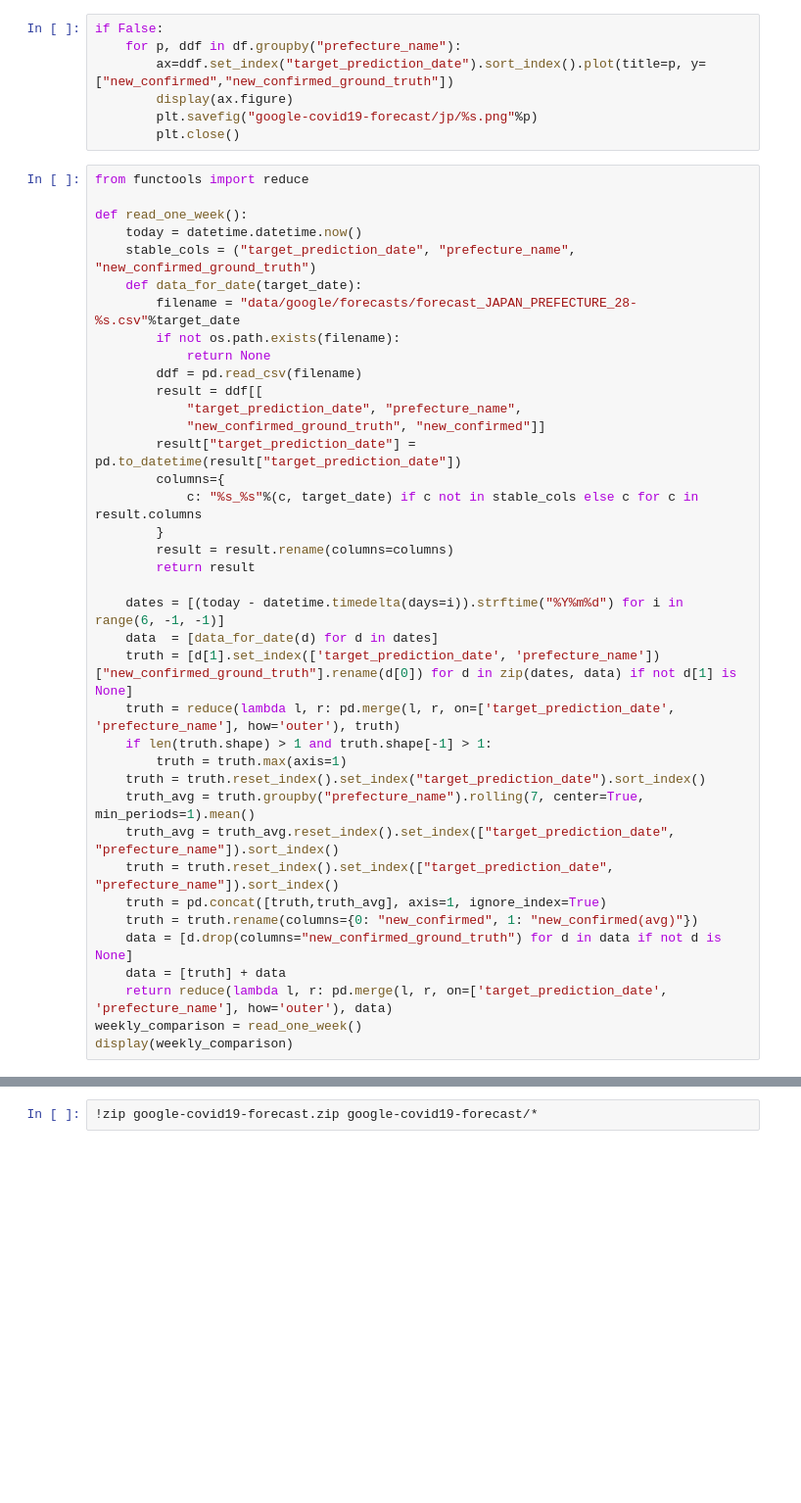
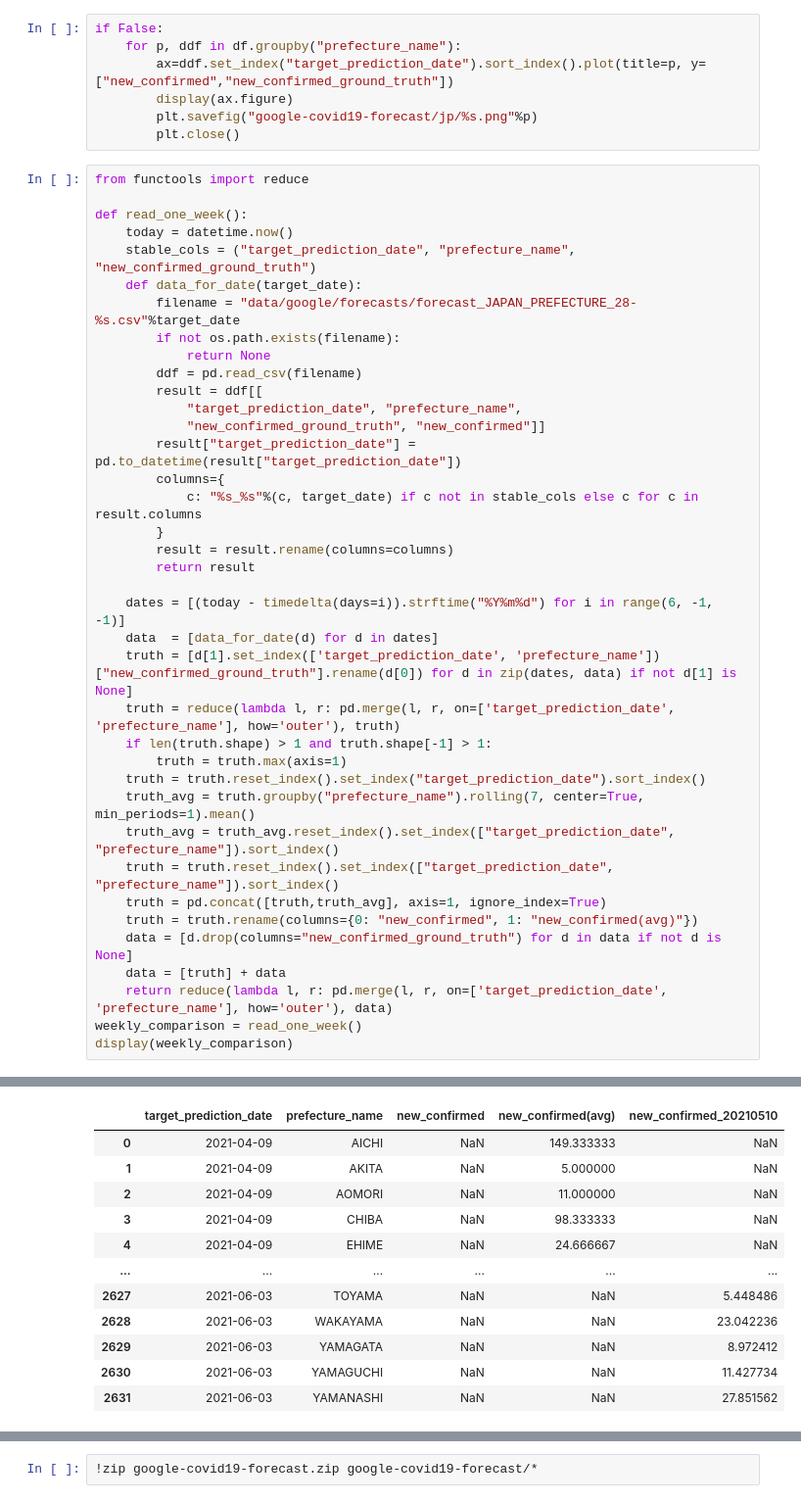
Before and after one commit to seagetch/covid19_notebooks, a Jupyter notebook: google-covid19-forecast-jp.ipynb, the cells around one changed output, grey strips where cells are left out. Shown at 98% size. Drawn from its saved outputs; the diff is of its cells as text; blank space fills up the shorter version.

```diff
--- a/google-covid19-forecast-jp.ipynb
+++ b/google-covid19-forecast-jp.ipynb
@@ -70,7 +137,7 @@ if False:
 from functools import reduce
 
 def read_one_week():
-    today = datetime.datetime.now()
+    today = datetime.now()
     stable_cols = ("target_prediction_date", "prefecture_name", "new_confirmed_ground_truth")
     def data_for_date(target_date):
         filename = "data/google/forecasts/forecast_JAPAN_PREFECTURE_28-%s.csv"%target_date
@@ -87,7 +154,7 @@ def read_one_week():
         result = result.rename(columns=columns)
         return result
 
-    dates = [(today - datetime.timedelta(days=i)).strftime("%Y%m%d") for i in range(6, -1, -1)]
+    dates = [(today - timedelta(days=i)).strftime("%Y%m%d") for i in range(6, -1, -1)]
     data  = [data_for_date(d) for d in dates]
     truth = [d[1].set_index(['target_prediction_date', 'prefecture_name'])["new_confirmed_ground_truth"].rename(d[0]) for d in zip(dates, data) if not d[1] is None]
     truth = reduce(lambda l, r: pd.merge(l, r, on=['target_prediction_date', 'prefecture_name'], how='outer'), truth)
@@ -104,3 +171,4 @@ def read_one_week():
     return reduce(lambda l, r: pd.merge(l, r, on=['target_prediction_date', 'prefecture_name'], how='outer'), data)
 weekly_comparison = read_one_week()
 display(weekly_comparison)
+# %% [output]
@@ -106,0 +180,12 @@ display(weekly_comparison)
+|  | target_prediction_date | prefecture_name | new_confirmed | new_confirmed(avg) | new_confirmed_20210510 |
+| 0 | 2021-04-09 | AICHI | NaN | 149.333333 | NaN |
+| 1 | 2021-04-09 | AKITA | NaN | 5.000000 | NaN |
+| 2 | 2021-04-09 | AOMORI | NaN | 11.000000 | NaN |
+| 3 | 2021-04-09 | CHIBA | NaN | 98.333333 | NaN |
+| 4 | 2021-04-09 | EHIME | NaN | 24.666667 | NaN |
+| ... | ... | ... | ... | ... | ... |
+| 2627 | 2021-06-03 | TOYAMA | NaN | NaN | 5.448486 |
+| 2628 | 2021-06-03 | WAKAYAMA | NaN | NaN | 23.042236 |
+| 2629 | 2021-06-03 | YAMAGATA | NaN | NaN | 8.972412 |
+| 2630 | 2021-06-03 | YAMAGUCHI | NaN | NaN | 11.427734 |
+| 2631 | 2021-06-03 | YAMANASHI | NaN | NaN | 27.851562 |
```
Also changed, not shown: parts of 8 cells of this notebook, 1 other file.
